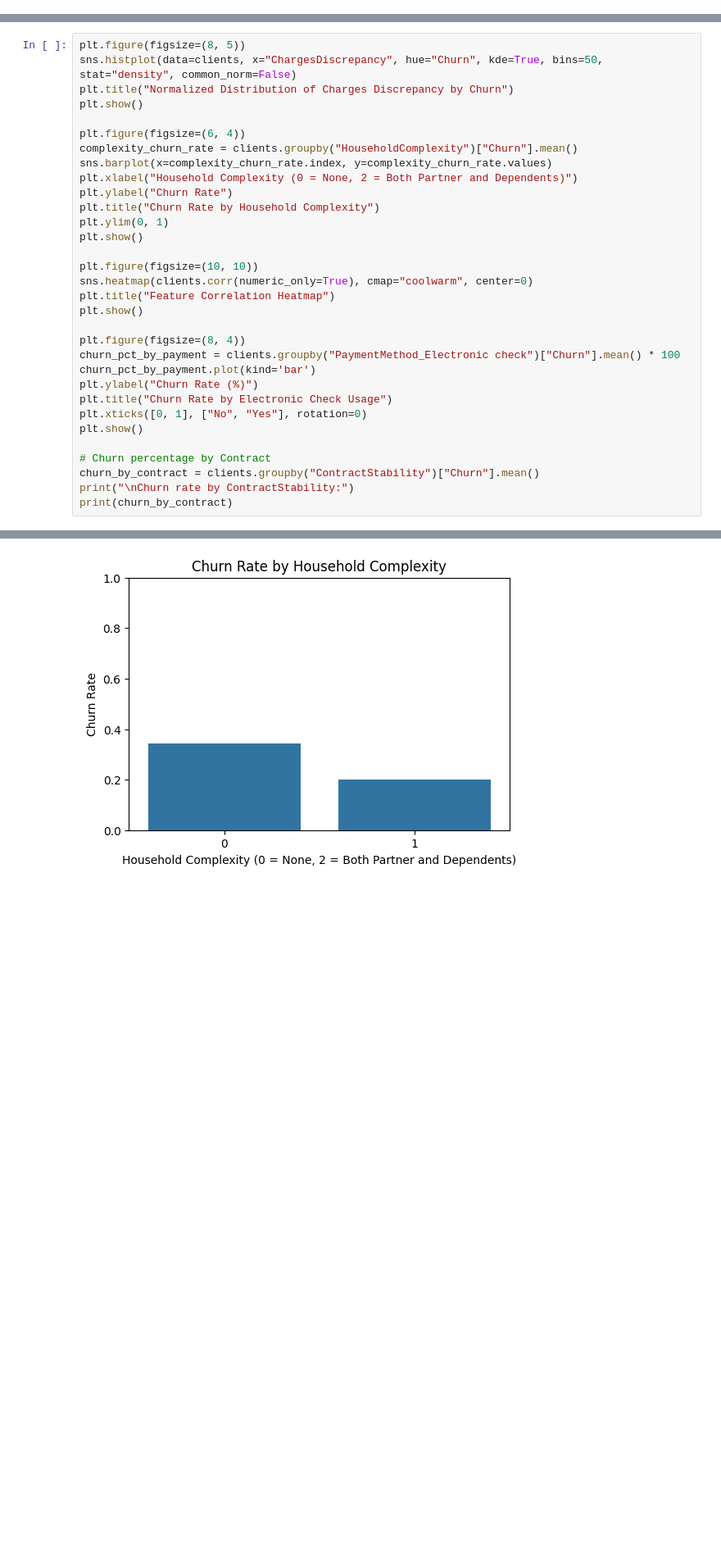
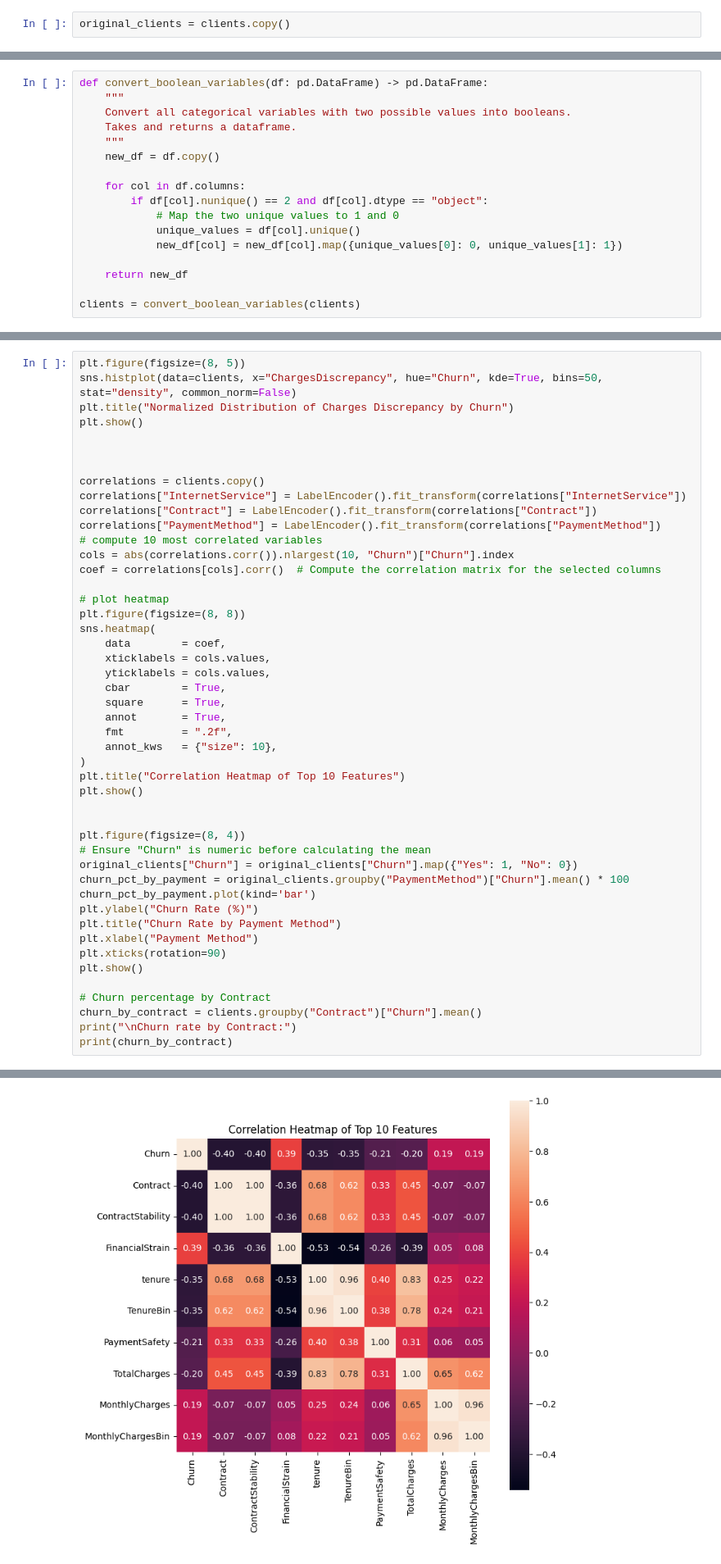
Before and after one commit to beatricecitterio/hacklab, a Jupyter notebook: ml_v2.ipynb, the cells around one changed output, grey strips where cells are left out. Shown: that part at 82% size. Drawn from its saved outputs; the diff is of its cells as text; blank space fills up the shorter version.

```diff
--- a/ml_v2.ipynb
+++ b/ml_v2.ipynb
@@ -57,3 +32,5 @@ clients = convert_boolean_variables(clients)
+# %%
+original_clients = clients.copy()
 # %% [markdown]
 ### Feature Engineering
 # %% [markdown]
@@ -95 +92,18 @@ clients = pd.get_dummies(clients, drop_first=True)
+# %%
+def convert_boolean_variables(df: pd.DataFrame) -> pd.DataFrame:
+    """
+    Convert all categorical variables with two possible values into booleans.
+    Takes and returns a dataframe.
+    """
+    new_df = df.copy()
+
+    for col in df.columns:
+        if df[col].nunique() == 2 and df[col].dtype == "object":
+            # Map the two unique values to 1 and 0
+            unique_values = df[col].unique()
+            new_df[col] = new_df[col].map({unique_values[0]: 0, unique_values[1]: 1})
+
+    return new_df
+
+clients = convert_boolean_variables(clients)
 # %% [markdown]
@@ -97,35 +145,50 @@ clients = pd.get_dummies(clients, drop_first=True)
 # %%
 plt.figure(figsize=(8, 5))
 sns.histplot(data=clients, x="ChargesDiscrepancy", hue="Churn", kde=True, bins=50, stat="density", common_norm=False)
 plt.title("Normalized Distribution of Charges Discrepancy by Churn")
 plt.show()
 
-plt.figure(figsize=(6, 4))
-complexity_churn_rate = clients.groupby("HouseholdComplexity")["Churn"].mean()
-sns.barplot(x=complexity_churn_rate.index, y=complexity_churn_rate.values)
-plt.xlabel("Household Complexity (0 = None, 2 = Both Partner and Dependents)")
-plt.ylabel("Churn Rate")
-plt.title("Churn Rate by Household Complexity")
-plt.ylim(0, 1)
+
+
+correlations = clients.copy()
+correlations["InternetService"] = LabelEncoder().fit_transform(correlations["InternetService"])
+correlations["Contract"] = LabelEncoder().fit_transform(correlations["Contract"])
+correlations["PaymentMethod"] = LabelEncoder().fit_transform(correlations["PaymentMethod"])
+# compute 10 most correlated variables
+cols = abs(correlations.corr()).nlargest(10, "Churn")["Churn"].index
+coef = correlations[cols].corr()  # Compute the correlation matrix for the selected columns
+
+# plot heatmap
+plt.figure(figsize=(8, 8))
+sns.heatmap(
+    data        = coef,
+    xticklabels = cols.values,
+    yticklabels = cols.values,
+    cbar        = True,
+    square      = True,
+    annot       = True,
+    fmt         = ".2f",
+    annot_kws   = {"size": 10},
+)
+plt.title("Correlation Heatmap of Top 10 Features")
 plt.show()
 
-plt.figure(figsize=(10, 10))
-sns.heatmap(clients.corr(numeric_only=True), cmap="coolwarm", center=0)
-plt.title("Feature Correlation Heatmap")
-plt.show()
 
 plt.figure(figsize=(8, 4))
-churn_pct_by_payment = clients.groupby("PaymentMethod_Electronic check")["Churn"].mean() * 100
+# Ensure "Churn" is numeric before calculating the mean
+original_clients["Churn"] = original_clients["Churn"].map({"Yes": 1, "No": 0})
+churn_pct_by_payment = original_clients.groupby("PaymentMethod")["Churn"].mean() * 100
 churn_pct_by_payment.plot(kind='bar')
 plt.ylabel("Churn Rate (%)")
-plt.title("Churn Rate by Electronic Check Usage")
-plt.xticks([0, 1], ["No", "Yes"], rotation=0)
+plt.title("Churn Rate by Payment Method")
+plt.xlabel("Payment Method")
+plt.xticks(rotation=90)
 plt.show()
 
 # Churn percentage by Contract
-churn_by_contract = clients.groupby("ContractStability")["Churn"].mean()
-print("\nChurn rate by ContractStability:")
+churn_by_contract = clients.groupby("Contract")["Churn"].mean()
+print("\nChurn rate by Contract:")
 print(churn_by_contract)
 # %% [output]
 [figure]
-[figure, old version]
+[figure, new version]
```
Also changed, not shown: parts of 40 cells of this notebook.
